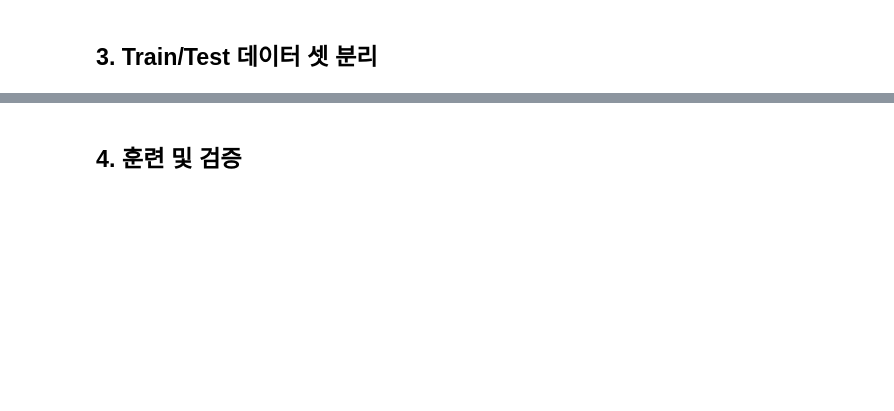
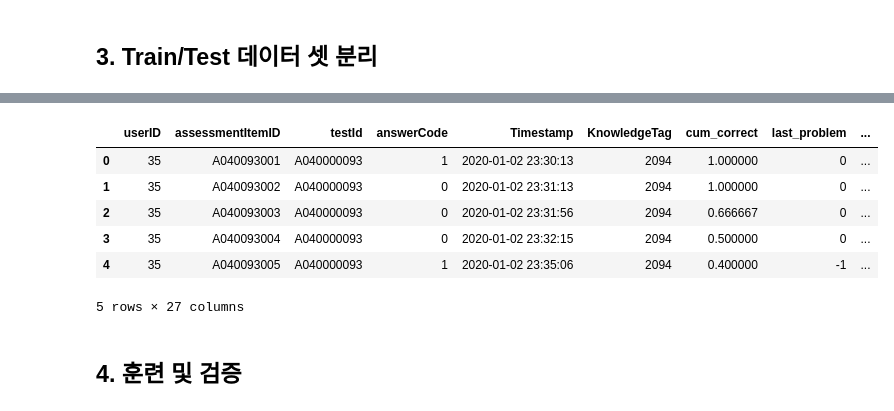
Before and after one commit to bcaitech1/p4-dkt-dkdkt, a Jupyter notebook: myeongsoo/lgbm_baseline.ipynb, the cells around one changed output, grey strips where cells are left out. Cells and saved outputs as stored; diff of their text form; code cells hidden in the pictures; blank space fills up the shorter version.

```diff
--- a/myeongsoo/lgbm_baseline.ipynb
+++ b/myeongsoo/lgbm_baseline.ipynb
@@ -26,9 +35,9 @@ correct_t = df.groupby(['testId'])['answerCode'].agg(['mean', 'sum'])
 correct_t.columns = ["test_mean", 'test_sum']
 correct_k = df.groupby(['KnowledgeTag'])['answerCode'].agg(['mean', 'sum'])
 correct_k.columns = ["tag_mean", 'tag_sum']
+
+student_grade = student_grade[["userID","grade","acc","count", "elapsed"]]
+test_info = test_info[["testId","problem_number","type_number","acc","elapsed"]]
+
+student_grade.columns = ["userID","grade","grade_acc","grade_count", "grade_elapsed"]
+test_info.columns = ["testId","problem_count","type_count","test_acc","test_elapsed"]
-# %%
-student_grade = student_grade[["userID","grade","acc","elapsed"]]
-test_info = test_info[["testId","problem_number","type_number","acc","elapsed"]]
-# %%
-student_grade.columns = ["userID","grade","grade_acc","grade_elapsed"]
-test_info.columns = ["testId","problem_count","type_count","test_acc","test_elapsed"]
@@ -104,13 +81,11 @@ def feature_engineering(df):
 
     df = add_col(df)
     df = add_last_problem(df)
-    print('1', df.columns)
 
     #유저들의 문제 풀이수, 정답 수, 정답률을 시간순으로 누적해서 계산
     df['user_correct_answer'] = df.groupby('userID')['answerCode'].transform(lambda x: x.cumsum().shift(1))
     df['user_total_answer'] = df.groupby('userID')['answerCode'].cumcount()
     df['user_acc'] = df['user_correct_answer']/df['user_total_answer']
-    print('2', df.columns)
 
     diff = df.loc[:, ['userID', 'Timestamp']].groupby('userID').diff().fillna(pd.Timedelta(seconds=0))
     diff = diff.fillna(pd.Timedelta(seconds=0))
@@ -130,20 +105,11 @@ def feature_engineering(df):
     # 아래 데이터는 제출용 데이터셋에 대해서도 재사용
 
     df = pd.merge(df, correct_t, on=['testId'], how="left")
-
-    print('3', df.columns)
-
     df = pd.merge(df, correct_k, on=['KnowledgeTag'], how="left")
-
-    print('4', df.columns)
-
     df = pd.merge(df, student_grade, on=['userID','grade'], how="left")
-
-    print('5', df.columns)
-
     df = pd.merge(df, test_info, on=['testId'], how="left")
 
-    print('6', df.columns)
+    df['problem_position'] = df['problem_number'] / df["problem_count"]
 
     return df
 # %%
@@ -216,0 +171,11 @@ df = df[df['last_problem']==-1].copy()
+# %%
+test = feature_engineering(test)
+test.head()
+# %% [output]
+|  | userID | assessmentItemID | testId | answerCode | Timestamp | KnowledgeTag | cum_correct | last_problem | ... |
+| 0 | 35 | A040093001 | A040000093 | 1 | 2020-01-02 23:30:13 | 2094 | 1.000000 | 0 | ... |
+| 1 | 35 | A040093002 | A040000093 | 0 | 2020-01-02 23:31:13 | 2094 | 1.000000 | 0 | ... |
+| 2 | 35 | A040093003 | A040000093 | 0 | 2020-01-02 23:31:56 | 2094 | 0.666667 | 0 | ... |
+| 3 | 35 | A040093004 | A040000093 | 0 | 2020-01-02 23:32:15 | 2094 | 0.500000 | 0 | ... |
+| 4 | 35 | A040093005 | A040000093 | 1 | 2020-01-02 23:35:06 | 2094 | 0.400000 | -1 | ... |
+5 rows × 27 columns
```
Also changed, not shown: parts of 14 cells of this notebook, 1 other file.
